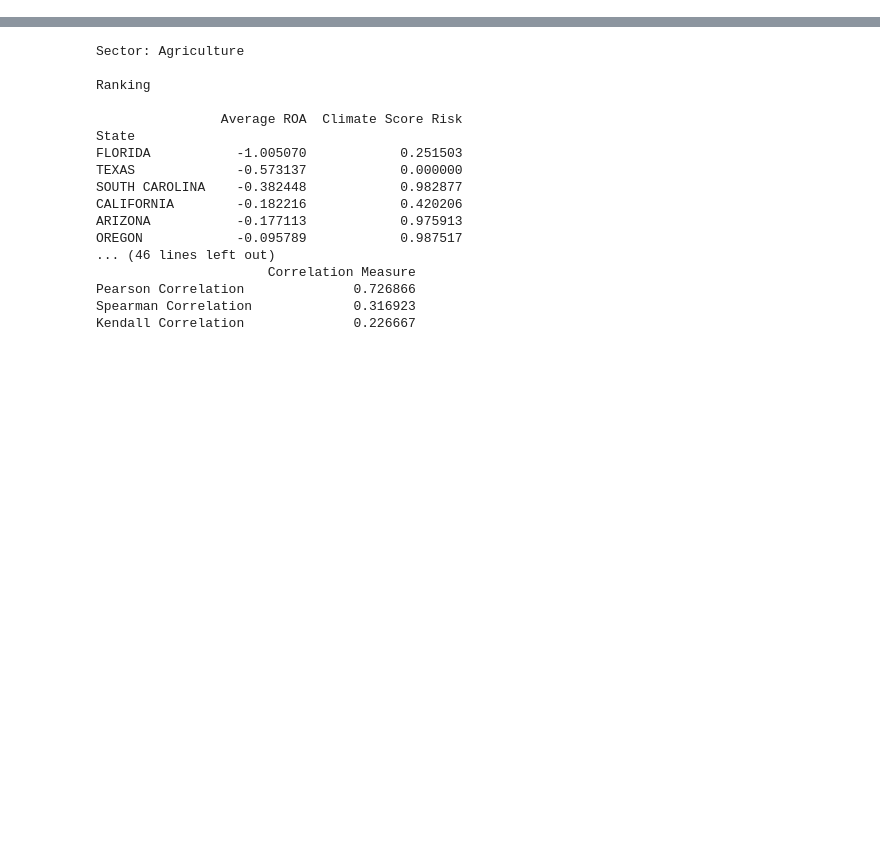
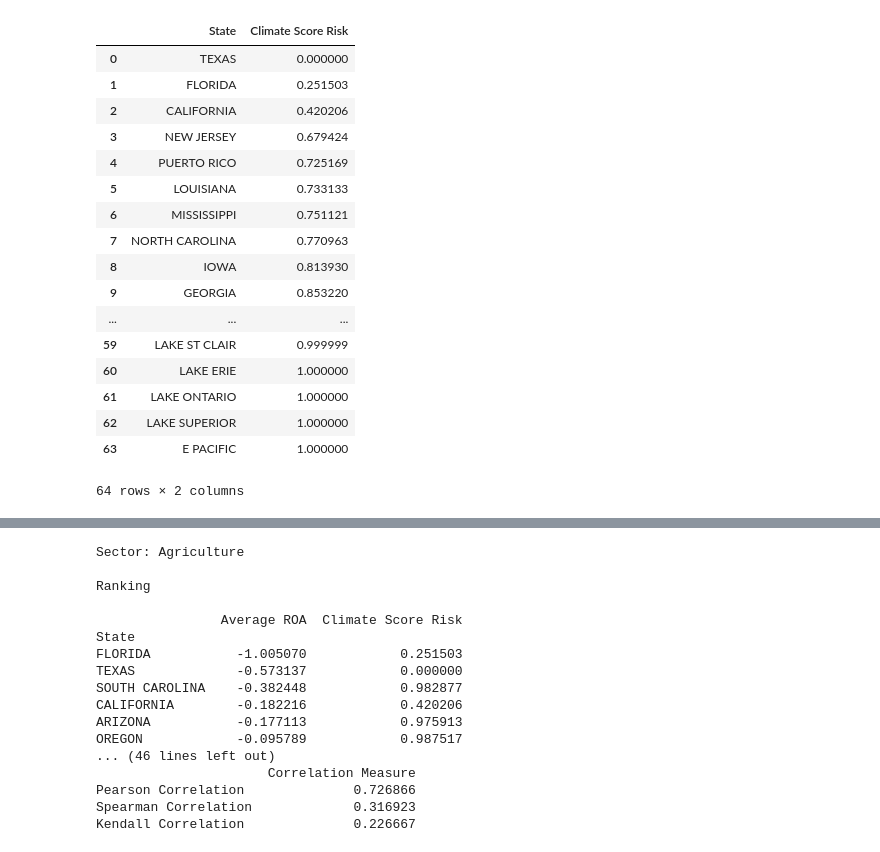
Before and after one commit to allanbellahsene/THESIS, a Jupyter notebook: CODE/Performance&ClimateRisks.ipynb, the cells around one changed output, grey strips where cells are left out. Drawn from its saved outputs; the diff is of its cells as text; code cells hidden in the pictures; blank space fills up the shorter version.

```diff
--- a/CODE/Performance&ClimateRisks.ipynb
+++ b/CODE/Performance&ClimateRisks.ipynb
@@ -518,0 +597,21 @@ data = data.loc[abs(data.ROA)<10]
+# %%
+cranking.to_clipboard
+# %% [output]
+|  | State | Climate Score Risk |
+| 0 | TEXAS | 0.000000 |
+| 1 | FLORIDA | 0.251503 |
+| 2 | CALIFORNIA | 0.420206 |
+| 3 | NEW JERSEY | 0.679424 |
+| 4 | PUERTO RICO | 0.725169 |
+| 5 | LOUISIANA | 0.733133 |
+| 6 | MISSISSIPPI | 0.751121 |
+| 7 | NORTH CAROLINA | 0.770963 |
+| 8 | IOWA | 0.813930 |
+| 9 | GEORGIA | 0.853220 |
+| ... | ... | ... |
+| 59 | LAKE ST CLAIR | 0.999999 |
+| 60 | LAKE ERIE | 1.000000 |
+| 61 | LAKE ONTARIO | 1.000000 |
+| 62 | LAKE SUPERIOR | 1.000000 |
+| 63 | E PACIFIC | 1.000000 |
+64 rows × 2 columns
```
Also changed, not shown: parts of 14 cells of this notebook.
